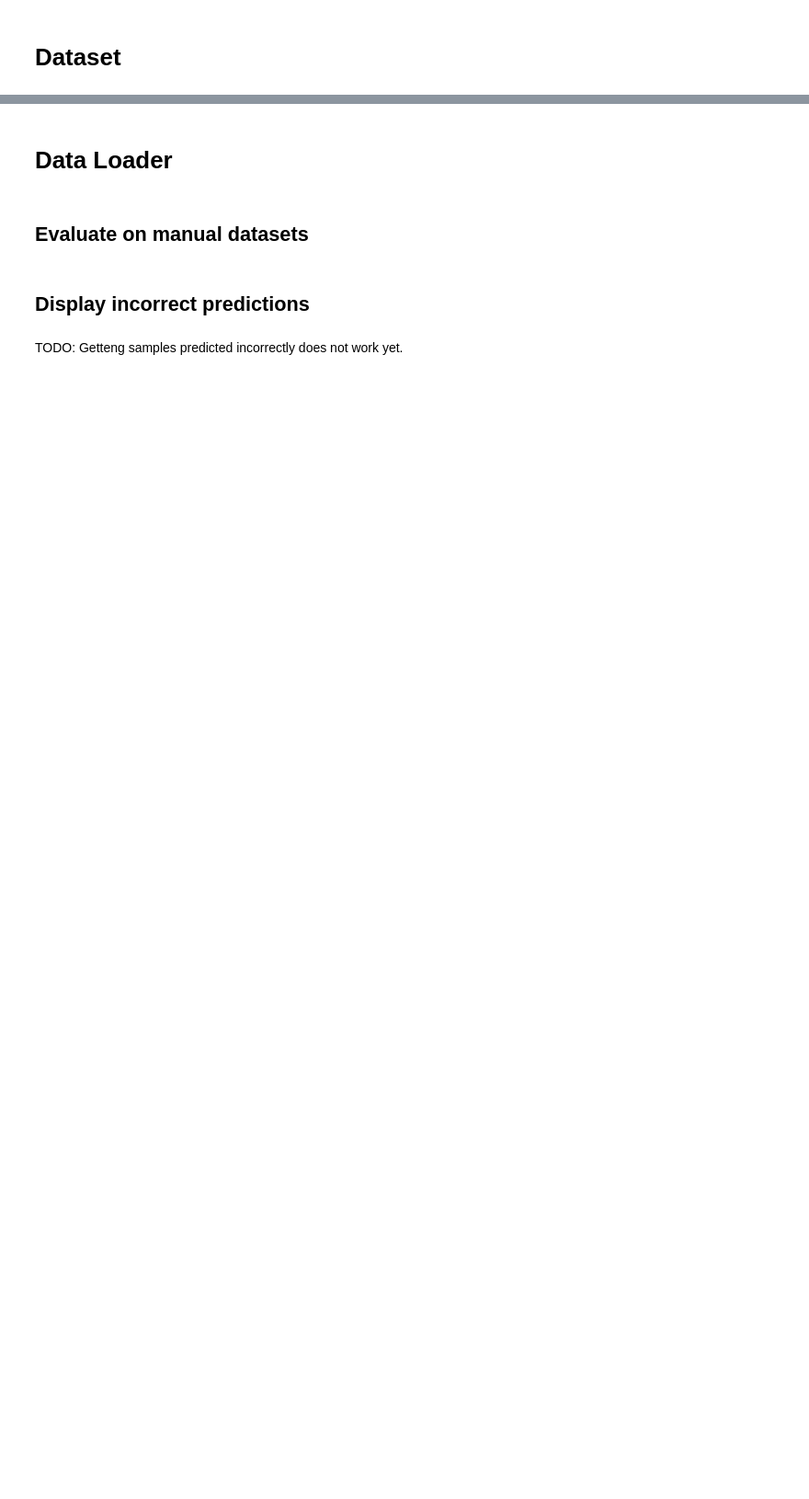
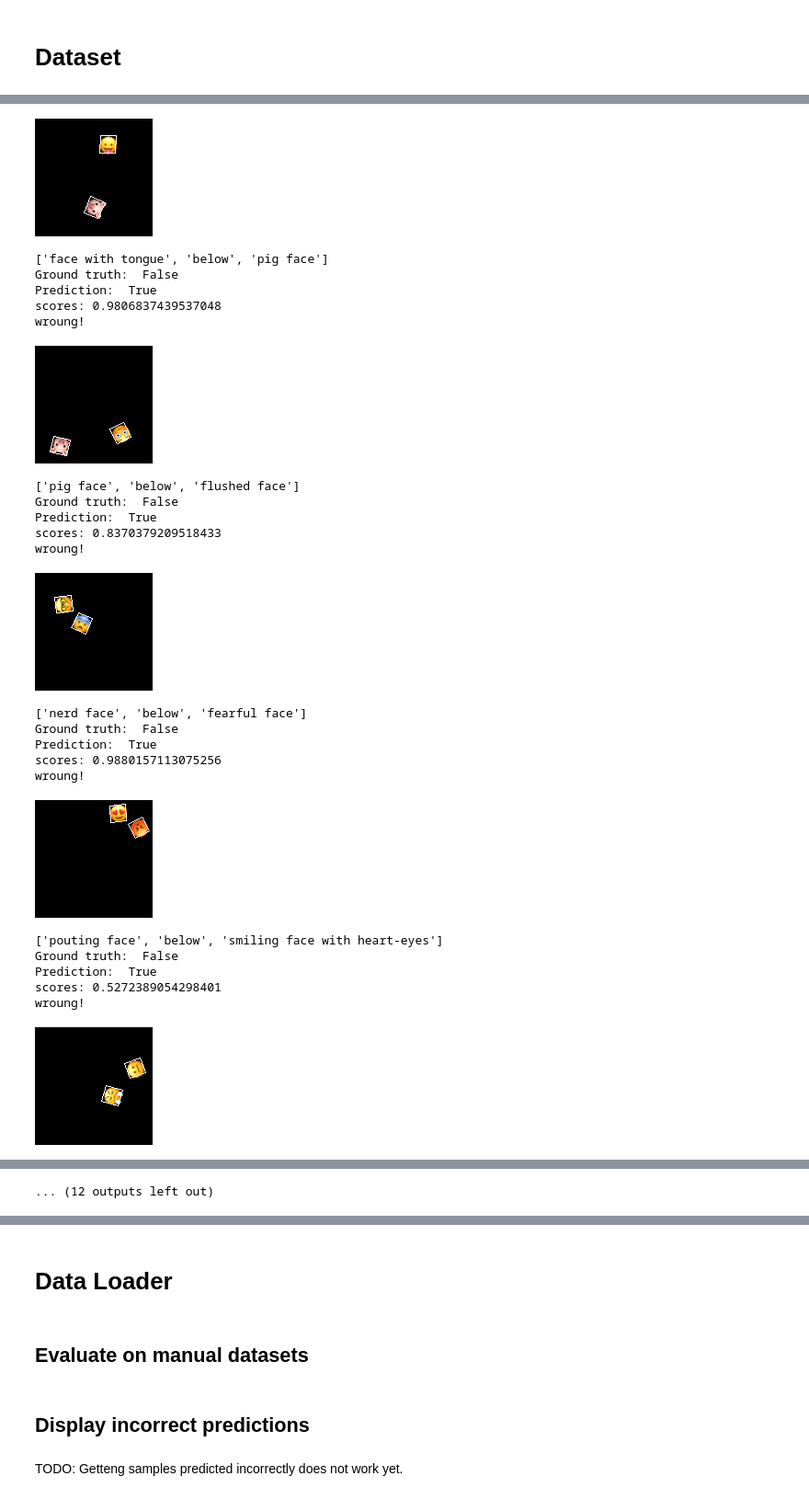
Before and after one commit to knowledgetechnologyuhh/QDRL, a Jupyter notebook: notebooks/model_analysis.ipynb, the cells around one changed output, grey strips where cells are left out. Shown at 92% size. Cells and saved outputs as stored; diff of their text form; code cells hidden in the pictures; blank space fills up the shorter version.

```diff
--- a/notebooks/model_analysis.ipynb
+++ b/notebooks/model_analysis.ipynb
@@ -19,3 +189,8 @@ config = Munch()
+# %%
+language_encoder.load_state_dict(cp["language_encoder_state"])
+model.load_state_dict(cp["model_state"])
+language_encoder.eval()
+model.eval();
 # %% [markdown]
 # Dataset
 # %%
@@ -23,2 +261,13 @@ from qsr_learning.entity import emoji_names
+# %%
+if reference_type == "intrinsic" or args.reference_type == "absolute":
+        relation_names = relation_names_abs_intri
+        excluded_relation_names = excluded_relation_names_all4_abs_intri
+        pass
+elif reference_type == "relative":
+    relation_names = relation_names_rel
+    excluded_relation_names = excluded_relation_names_all4_rel
+    pass
+else:
+    raise
 # %%
 config.dataset = Munch(
@@ -44,0 +486,62 @@ train_dataset, validation_dataset, test_dataset = random_split(
+# %%
+from PIL import Image
+cnt = 0
+dataset = test_dataset
+for idx in range(len(dataset)):
+    image_t, question_t, answer_t = dataset[idx]
+    questions_var = question_t.unsqueeze(0).to(device)
+    questions_feat = language_encoder(questions_var)
+    images_var = image_t.unsqueeze(0).to(device)
+    answers_var = answer_t.unsqueeze(0).type(torch.LongTensor).to(device)
+    if model_type == "mac":
+        scores = model(images_var, questions_feat, isTest=True)
+    elif model_type == "film":
+        scores = model(images_var, questions_feat)
+
+    if scores is not None:
+        _, preds = scores.data.cpu().max(1)
+        if preds == answer_t:
+            pass
+            # print("correct!")
+        else:
+            cnt += 1
+            image = Image.fromarray(
+                (255 * (dataset.std.view(-1, 1, 1) * image_t + dataset.mean.view(-1, 1, 1)))
+                .permute(1, 2, 0)
+                .numpy()
+                .astype("uint8")
+            )
+            question = [dataset.idx2word[idx] for idx in question_t.tolist()]
+            display(image)
+            print(question)
+            print("Ground truth: ", bool(answer_t))
+            print("Prediction: ", bool(preds.item()))
+            print("scores:", scores.data.softmax(dim=1)[0,1].item())
+            print("wroung!")
+print("cnt:{}".format(cnt))
+# %% [output]
+[figure, added]
+['face with tongue', 'below', 'pig face']
+Ground truth:  False
+Prediction:  True
+scores: 0.9806837439537048
+wroung!
+[figure, added]
+['pig face', 'below', 'flushed face']
+Ground truth:  False
+Prediction:  True
+scores: 0.8370379209518433
+wroung!
+[figure, added]
+['nerd face', 'below', 'fearful face']
+Ground truth:  False
+Prediction:  True
+scores: 0.9880157113075256
+wroung!
+[figure, added]
+['pouting face', 'below', 'smiling face with heart-eyes']
+Ground truth:  False
+Prediction:  True
+scores: 0.5272389054298401
+wroung!
+[figure, added]
@@ -44,0 +559 @@ train_dataset, validation_dataset, test_dataset = random_split(
+... (12 outputs left out)
```
Also changed, not shown: parts of 14 cells of this notebook, 3 other files.
